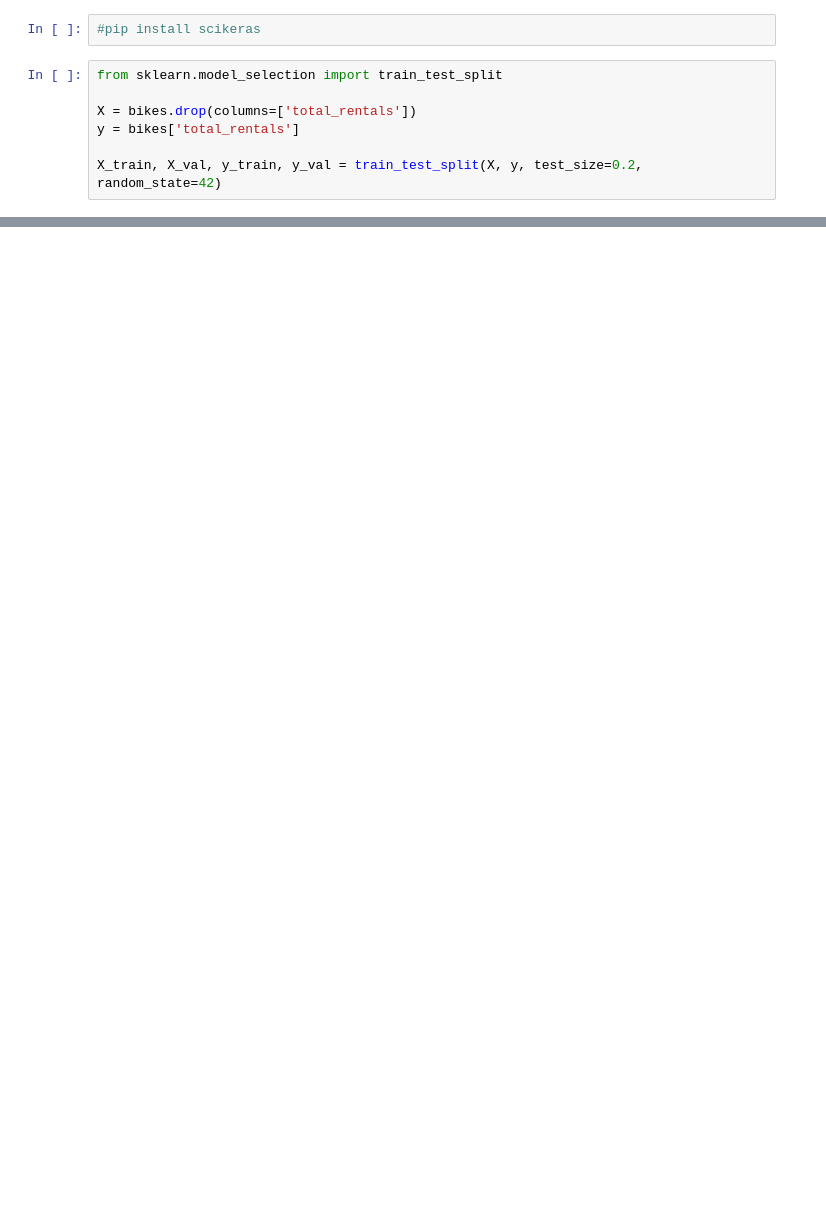
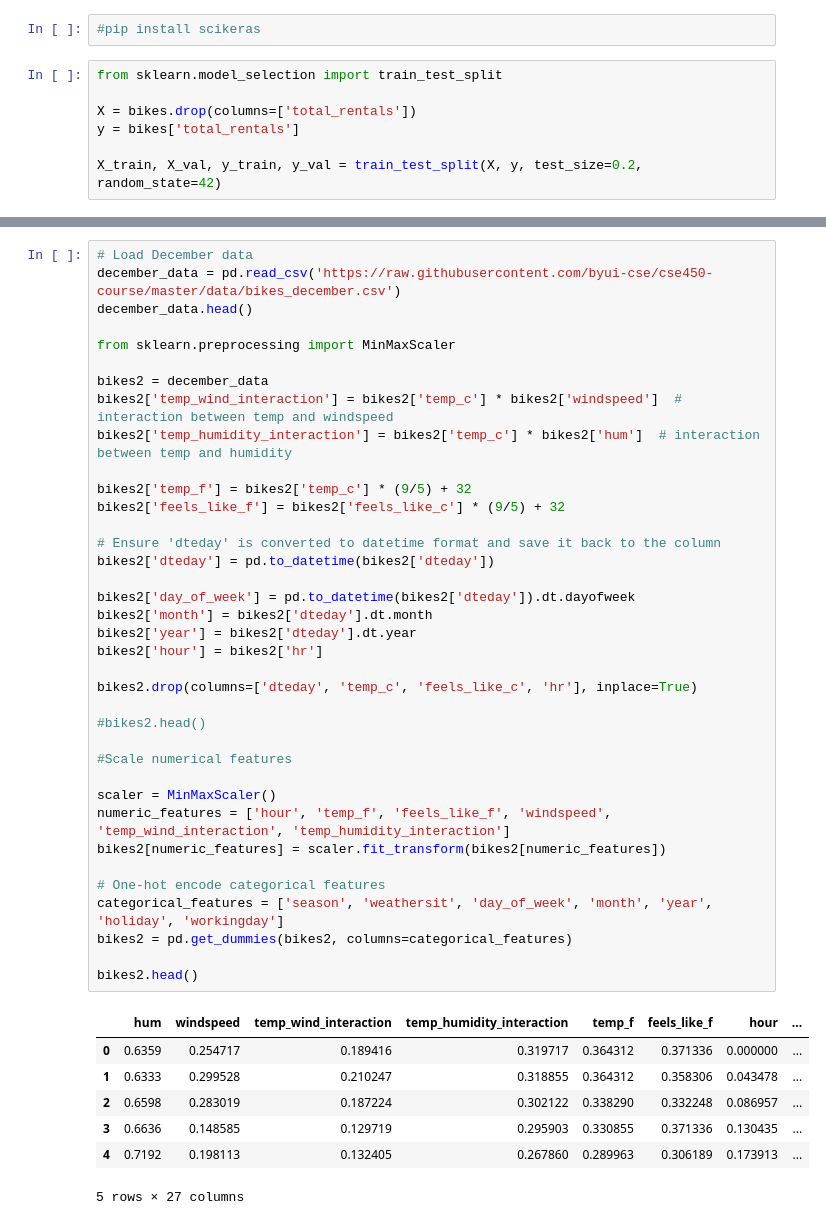
Before and after one commit to MosesIbe23/CSE450_Machine_Learning, a Jupyter notebook: notebooks/starter_bikes.ipynb, the cells around one changed output, grey strips where cells are left out. Cells and saved outputs as stored; diff of their text form; blank space fills up the shorter version.

```diff
--- a/notebooks/starter_bikes.ipynb
+++ b/notebooks/starter_bikes.ipynb
@@ -171,0 +159,45 @@ Validation MAPE (non-zero values): 66.55%
+# %%
+# Load December data
+december_data = pd.read_csv('https://raw.githubusercontent.com/byui-cse/cse450-course/master/data/bikes_december.csv')
+december_data.head()
+
+from sklearn.preprocessing import MinMaxScaler
+
+bikes2 = december_data
+bikes2['temp_wind_interaction'] = bikes2['temp_c'] * bikes2['windspeed']  # interaction between temp and windspeed
+bikes2['temp_humidity_interaction'] = bikes2['temp_c'] * bikes2['hum']  # interaction between temp and humidity
+
+bikes2['temp_f'] = bikes2['temp_c'] * (9/5) + 32
+bikes2['feels_like_f'] = bikes2['feels_like_c'] * (9/5) + 32
+
+# Ensure 'dteday' is converted to datetime format and save it back to the column
+bikes2['dteday'] = pd.to_datetime(bikes2['dteday'])
+
+bikes2['day_of_week'] = pd.to_datetime(bikes2['dteday']).dt.dayofweek
+bikes2['month'] = bikes2['dteday'].dt.month
+bikes2['year'] = bikes2['dteday'].dt.year
+bikes2['hour'] = bikes2['hr']
+
+bikes2.drop(columns=['dteday', 'temp_c', 'feels_like_c', 'hr'], inplace=True)
+
+#bikes2.head()
+
+#Scale numerical features
+
+scaler = MinMaxScaler()
+numeric_features = ['hour', 'temp_f', 'feels_like_f', 'windspeed', 'temp_wind_interaction', 'temp_humidity_interaction']
+bikes2[numeric_features] = scaler.fit_transform(bikes2[numeric_features])
+
+# One-hot encode categorical features
+categorical_features = ['season', 'weathersit', 'day_of_week', 'month', 'year', 'holiday', 'workingday']
+bikes2 = pd.get_dummies(bikes2, columns=categorical_features)
+
+bikes2.head()
+# %% [output]
+|  | hum | windspeed | temp_wind_interaction | temp_humidity_interaction | temp_f | feels_like_f | hour | ... |
+| 0 | 0.6359 | 0.254717 | 0.189416 | 0.319717 | 0.364312 | 0.371336 | 0.000000 | ... |
+| 1 | 0.6333 | 0.299528 | 0.210247 | 0.318855 | 0.364312 | 0.358306 | 0.043478 | ... |
+| 2 | 0.6598 | 0.283019 | 0.187224 | 0.302122 | 0.338290 | 0.332248 | 0.086957 | ... |
+| 3 | 0.6636 | 0.148585 | 0.129719 | 0.295903 | 0.330855 | 0.371336 | 0.130435 | ... |
+| 4 | 0.7192 | 0.198113 | 0.132405 | 0.267860 | 0.289963 | 0.306189 | 0.173913 | ... |
+5 rows × 27 columns
```
Also changed, not shown: parts of 6 cells of this notebook.
